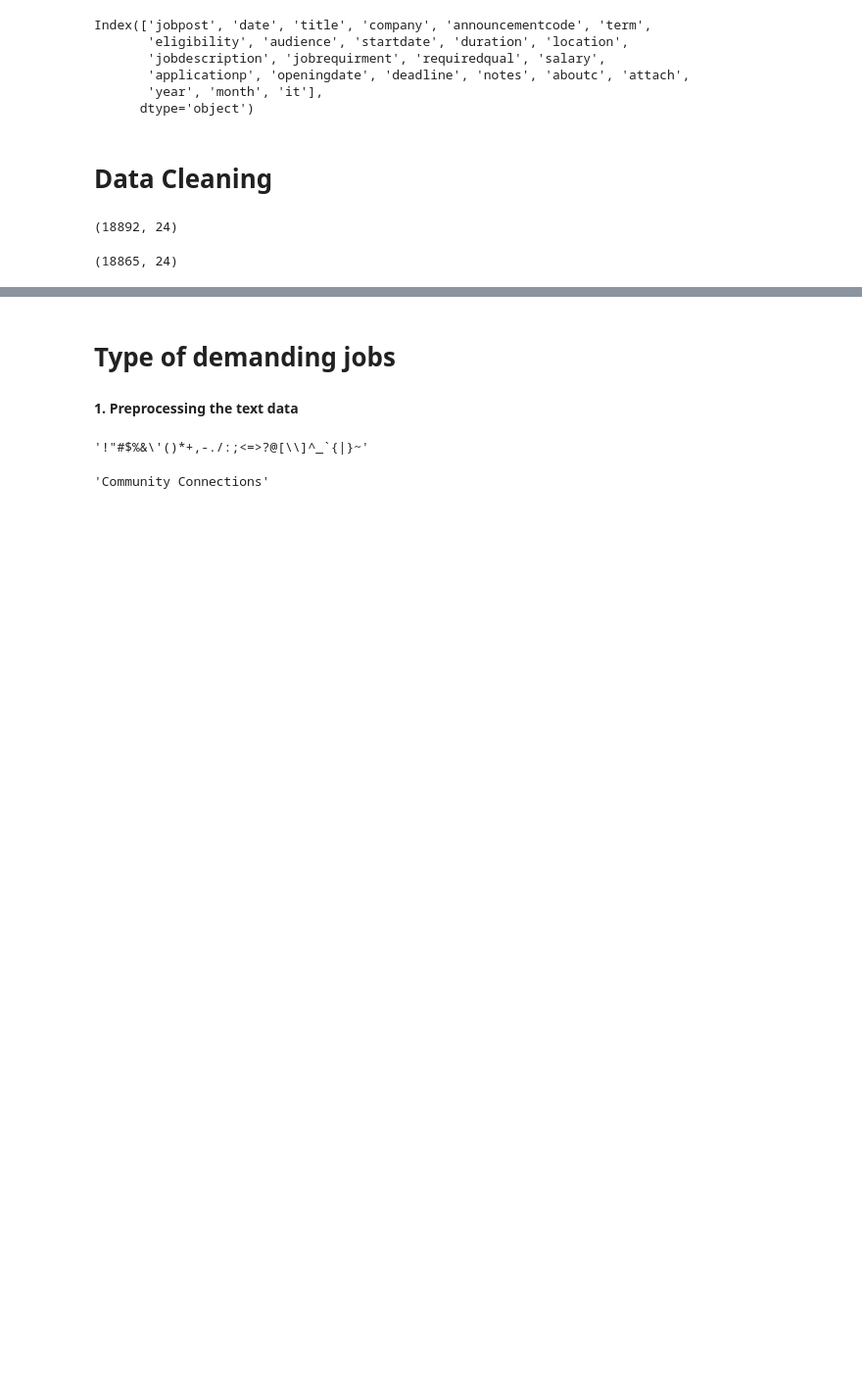
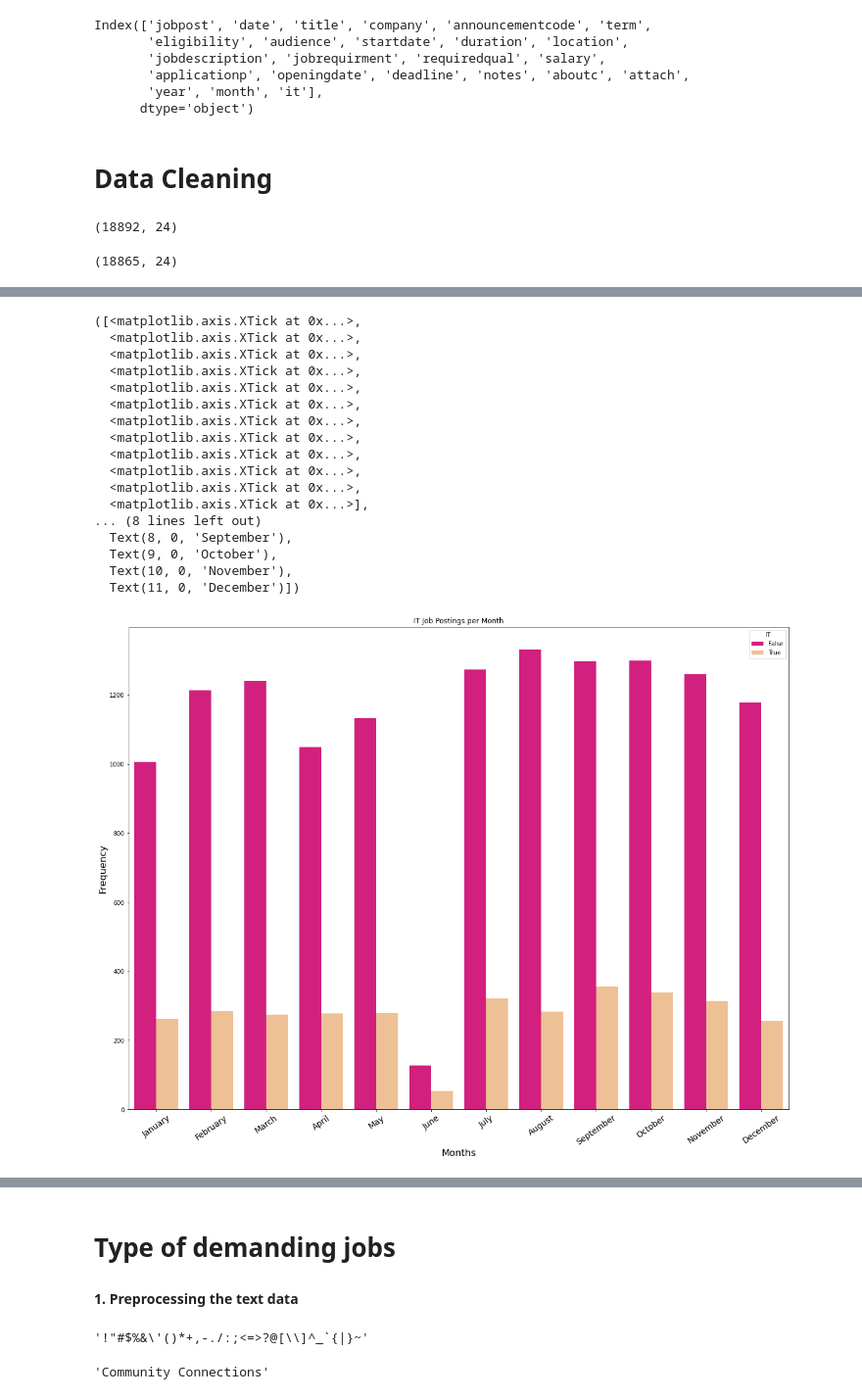
Before and after one commit to Bennykillua/Pyspark-Online-Job-Postings, a Jupyter notebook: EDA/Hamoye22 Premier Project Analysis and Modelling.ipynb, the cells around one changed output, grey strips where cells are left out. Shown at 98% size. Cells and saved outputs as stored; diff of their text form; code cells hidden in the pictures; blank space fills up the shorter version.

```diff
--- a/EDA/Hamoye22 Premier Project Analysis and Modelling.ipynb
+++ b/EDA/Hamoye22 Premier Project Analysis and Modelling.ipynb
@@ -132,0 +150,28 @@ jobs.shape
+# %%
+plt.figure(figsize=(20, 15))
+sns.countplot(data=viz_df, x="month", palette="Accent_r", hue="IT")
+plt.title("IT Job Postings per Month")
+plt.ylabel("Frequency", fontsize=16)
+plt.xlabel("Months", fontsize=16)
+plt.xticks(ticks=[0, 1, 2, 3, 4, 5, 6, 7, 8, 9, 10, 11],
+  labels=["January", "February", "March", "April", "May", "June", "July", "August", "September", "October", "November", "December"],
+  rotation=35, fontsize=14)
+# %% [output]
+([<matplotlib.axis.XTick at 0x...>,
+  <matplotlib.axis.XTick at 0x...>,
+  <matplotlib.axis.XTick at 0x...>,
+  <matplotlib.axis.XTick at 0x...>,
+  <matplotlib.axis.XTick at 0x...>,
+  <matplotlib.axis.XTick at 0x...>,
+  <matplotlib.axis.XTick at 0x...>,
+  <matplotlib.axis.XTick at 0x...>,
+  <matplotlib.axis.XTick at 0x...>,
+  <matplotlib.axis.XTick at 0x...>,
+  <matplotlib.axis.XTick at 0x...>,
+  <matplotlib.axis.XTick at 0x...>],
+... (8 lines left out)
+  Text(8, 0, 'September'),
+  Text(9, 0, 'October'),
+  Text(10, 0, 'November'),
+  Text(11, 0, 'December')])
+[figure, added]
```
Also changed, not shown: parts of 9 cells of this notebook, 1 other file.
